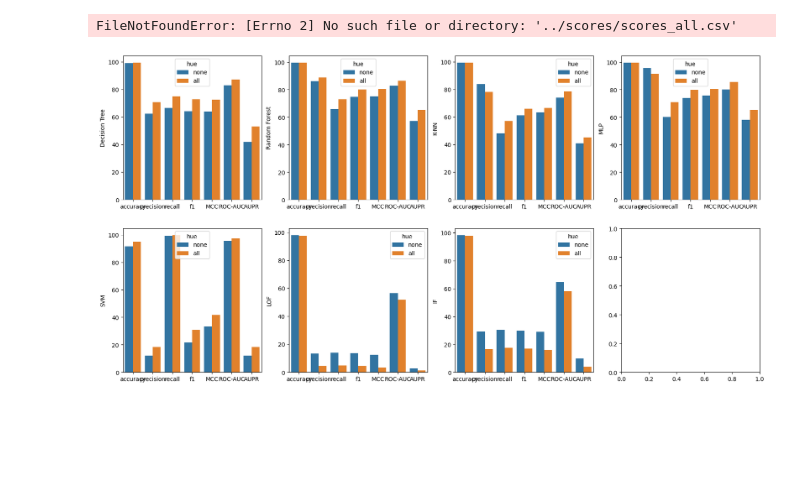
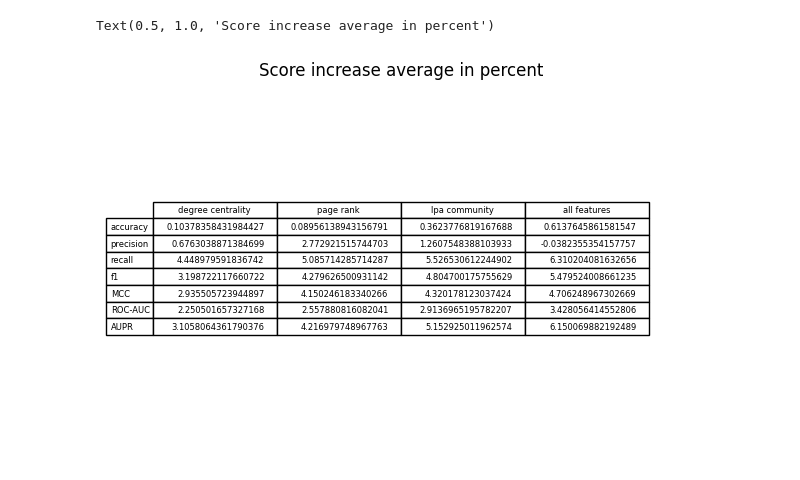
Before and after one commit to Mjh9122/fraud_detection, a Jupyter notebook: run2/score_breakdown.ipynb, the cells around one changed output. Cells and saved outputs as stored; diff of their text form; code cells hidden in the pictures; blank space fills up the shorter version.

Commit message:
run2 saved and figures made

```diff
--- a/run2/score_breakdown.ipynb
+++ b/run2/score_breakdown.ipynb
@@ -6,14 +6,21 @@ import numpy as np
 from matplotlib import pyplot as plt
 # %%
 all_scores = pd.read_csv('./scores/scores_all.csv', index_col=0).T
-all_scores['hue'] = 'all'
 deg_scores = pd.read_csv('./scores/scores_degree_centrality.csv', index_col=0).T
-deg_scores['hue'] = 'deg'
 page_scores = pd.read_csv('./scores/scores_page_rank.csv', index_col=0).T
-page_scores['hue'] = 'page'
 lpa_scores = pd.read_csv('./scores/scores_lpa_community.csv', index_col=0).T
-lpa_scores['hue'] = 'lpa'
 none_scores = pd.read_csv('./scores/scores_none.csv', index_col=0).T
-none_scores['hue'] = 'none'
-# %% [output]
-FileNotFoundError: [Errno 2] No such file or directory: '../scores/scores_all.csv'
+# %%
+all_score_change = (all_scores-none_scores).mean(axis=1)
+deg_cent_change = (deg_scores-none_scores).mean(axis=1)
+lpa_com_change = (lpa_scores-none_scores).mean(axis=1)
+page_rank_change = (page_scores-none_scores).mean(axis=1)
+# %%
+score_changes = pd.concat([deg_cent_change, page_rank_change, lpa_com_change, all_score_change], axis=1)
+score_changes.columns = ['degree centrality', 'page rank', 'lpa community', 'all features']
+plt.axis('off')
+plt.table(cellText = score_changes.values, rowLabels = score_changes.index, colLabels = score_changes.columns, loc='center')
+plt.title('Score increase average in percent')
+# %% [output]
+Text(0.5, 1.0, 'Score increase average in percent')
+[figure, added]
@@ -31,5 +48 @@ def plot_scores(first, second):
     plt.show()
-# %%
-plot_scores(none_scores, all_scores)
-# %% [output]
-[figure, removed]
```
Also changed, not shown: parts of 9 cells of this notebook, 17 other files.
